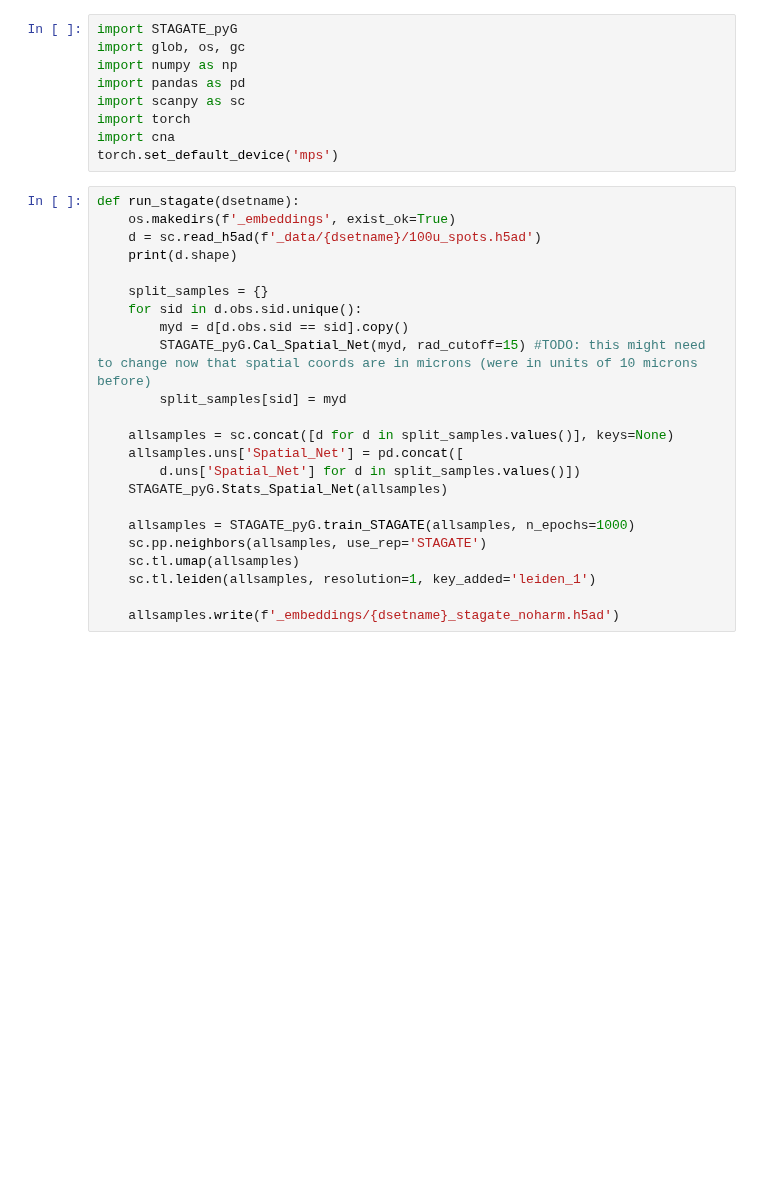
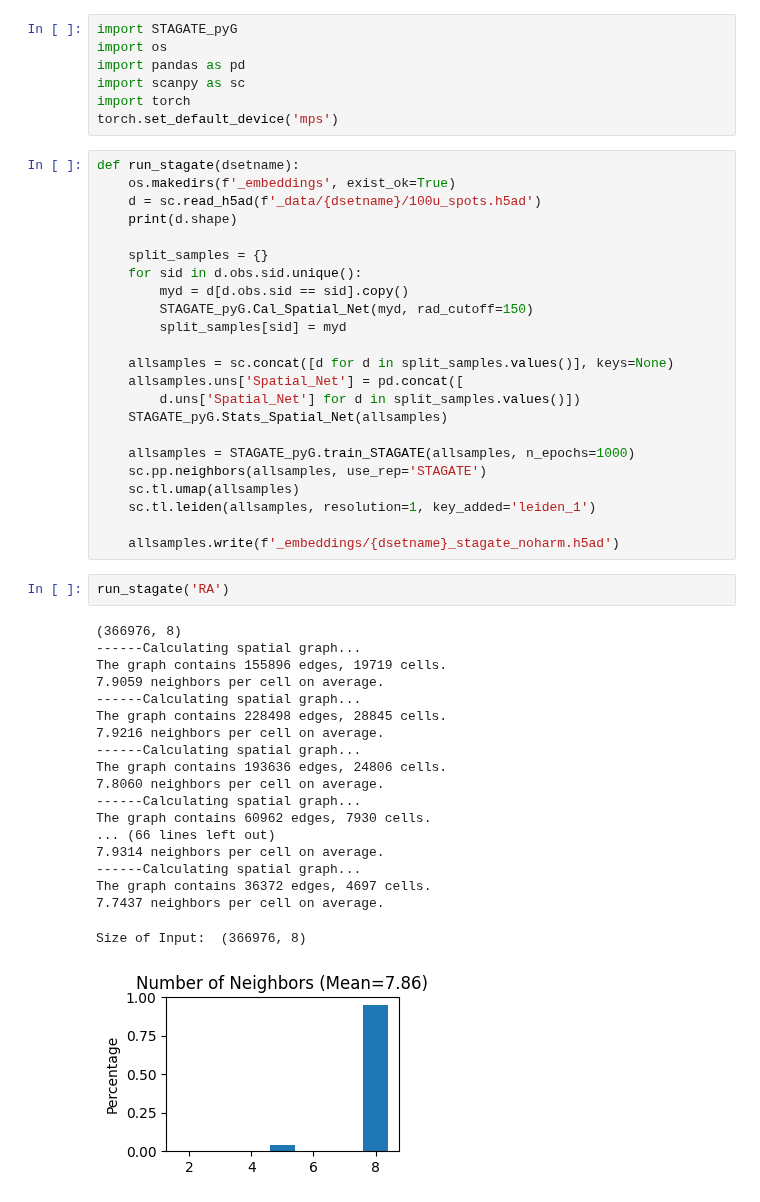
Before and after one commit to yakirr/vimapaper, a Jupyter notebook: benchmark/2.stagate.ipynb, the cells around one changed output. Drawn from its saved outputs; the diff is of its cells as text; blank space fills up the shorter version.

```diff
--- a/benchmark/2.stagate.ipynb
+++ b/benchmark/2.stagate.ipynb
@@ -1,11 +1,9 @@
 # %%
 import STAGATE_pyG
-import glob, os, gc
-import numpy as np
+import os
 import pandas as pd
 import scanpy as sc
 import torch
-import cna
 torch.set_default_device('mps')
 # %%
 def run_stagate(dsetname):
@@ -16,7 +14,7 @@ def run_stagate(dsetname):
     split_samples = {}
     for sid in d.obs.sid.unique():
         myd = d[d.obs.sid == sid].copy()
-        STAGATE_pyG.Cal_Spatial_Net(myd, rad_cutoff=15) #TODO: this might need to change now that spatial coords are in microns (were in units of 10 microns before)
+        STAGATE_pyG.Cal_Spatial_Net(myd, rad_cutoff=150)
         split_samples[sid] = myd
 
     allsamples = sc.concat([d for d in split_samples.values()], keys=None)
@@ -30,3 +28,25 @@ def run_stagate(dsetname):
     sc.tl.leiden(allsamples, resolution=1, key_added='leiden_1')
 
     allsamples.write(f'_embeddings/{dsetname}_stagate_noharm.h5ad')
+# %%
+run_stagate('RA')
+# %% [output]
+(366976, 8)
+------Calculating spatial graph...
+The graph contains 155896 edges, 19719 cells.
+7.9059 neighbors per cell on average.
+------Calculating spatial graph...
+The graph contains 228498 edges, 28845 cells.
+7.9216 neighbors per cell on average.
+------Calculating spatial graph...
+The graph contains 193636 edges, 24806 cells.
+7.8060 neighbors per cell on average.
+------Calculating spatial graph...
+The graph contains 60962 edges, 7930 cells.
+... (66 lines left out)
+7.9314 neighbors per cell on average.
+------Calculating spatial graph...
+The graph contains 36372 edges, 4697 cells.
+7.7437 neighbors per cell on average.
+Size of Input:  (366976, 8)
+[figure, added]
```
Also changed, not shown: parts of 2 cells of this notebook, 2 other files.
